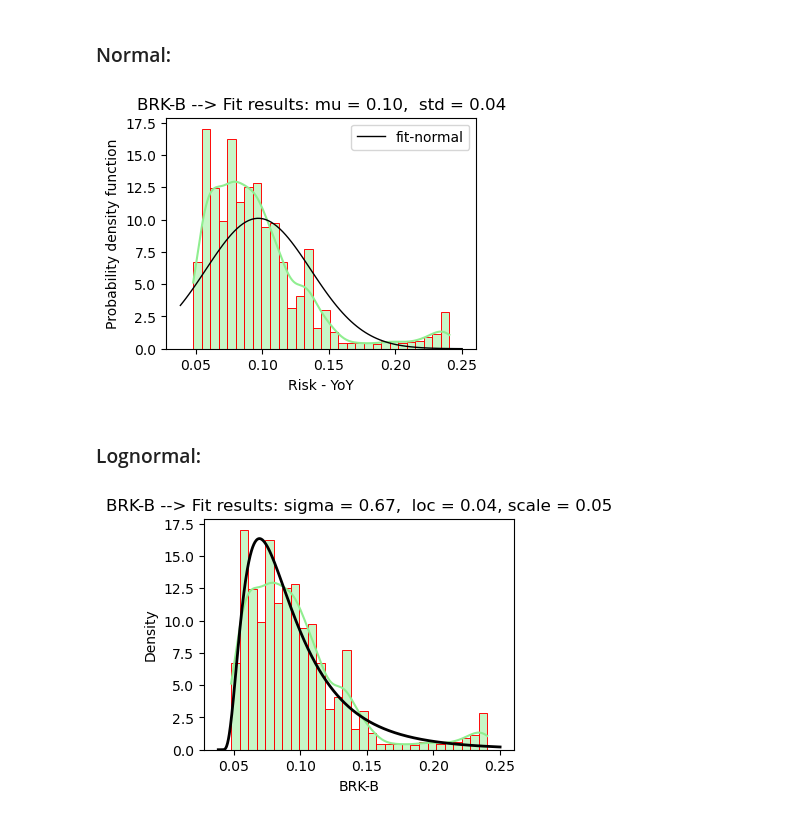
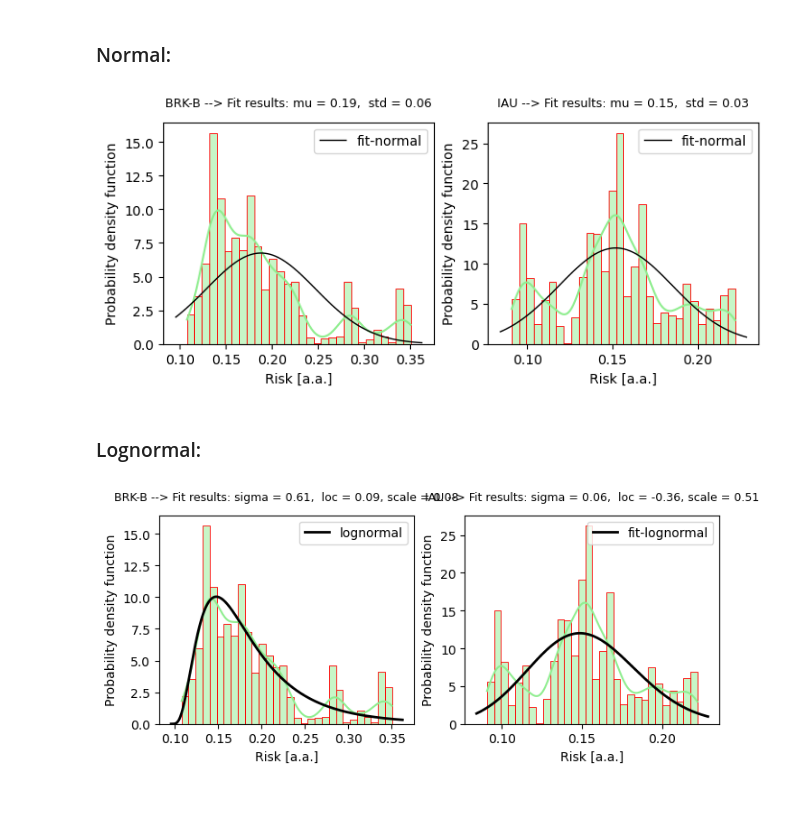
Before and after one commit to UlissesMorais/N-assets-allocation-simulation-model, a Jupyter notebook: historical-returns.ipynb, the cells around one changed output. Saved outputs shown, nothing was run; the diff lists cells and outputs as text; code cells hidden in the pictures.

Commit message:
Fit risk distribution model

```diff
--- a/historical-returns.ipynb
+++ b/historical-returns.ipynb
@@ -10,6 +10,11 @@ import yfinance as yf
 print("Yfinance version: " , yf.__version__)
 # %% [output]
 Yfinance version:  0.2.37
+# %%
+# Set default parameters for plt.title()
+plt.rcParams['axes.titlepad'] = 12  # Set padding around the title
+plt.rcParams['axes.titleweight'] = 'normal'  # Set title font size
+plt.rcParams['axes.titlesize'] = 9  # Set title font size
 # %% [markdown]
 ## Fetch cotation data
 # %%
@@ -189,11 +192,13 @@ plt.show()
 # %%
 # find the
-risks_yoy = (returns_yoy
+risks_yoy = (df_close
              .copy()
+             .pct_change(periods=1)
+             .dropna()
              .rolling(window=252)
              .var()
              .dropna()
-             .apply(lambda x: np.sqrt(x))
+             .apply(lambda x: np.sqrt(252 * x))
 )
 
 display(risks_yoy.describe())
@@ -227,44 +232,78 @@ risks_yoy
 # %% [markdown]
 ### Normal:
 # %%
+# Plot the histogram of the returns_yoy along with the fitted Gaussian distribution
+plt.figure(figsize=(8, 3))
+
+plt.subplot(1, 2, 1)
 # Fit a Gaussian distribution to the returns_yoy
-data = risks_yoy[tickers[0]]
-mu, std = norm.fit(data)
-
-# Plot the histogram of the returns_yoy along with the fitted Gaussian distribution
-plt.figure(figsize=(4, 3))
-sns.histplot(data= data, bins=30, stat="density", kde=True, color='lightgreen', edgecolor='red')
+mu, std = norm.fit(risks_yoy[tickers[0]])
+sns.histplot(data= risks_yoy[tickers[0]], bins=30, stat="density", kde=True, color='lightgreen', edgecolor='red')
 
 xmin, xmax = plt.xlim()
 x = np.linspace(xmin, xmax, 100)
 p = norm.pdf(x, mu, std)
 
 plt.plot(x, p, 'k', label="fit-normal", linewidth=1)
 plt.title(f"{tickers[0]} --> Fit results: mu = %.2f,  std = %.2f" % (mu, std))
 plt.ylabel("Probability density function")
-plt.xlabel("Risk - YoY")
+plt.xlabel("Risk [a.a.]")
 plt.legend()
+
+plt.subplot(1, 2, 2)
+# Fit a Gaussian distribution to the returns_yoy
+mu, std = norm.fit(risks_yoy[tickers[1]])
+sns.histplot(data= risks_yoy[tickers[1]], bins=30, stat="density", kde=True, color='lightgreen', edgecolor='red')
+
+xmin, xmax = plt.xlim()
+x = np.linspace(xmin, xmax, 100)
+p = norm.pdf(x, mu, std)
+
+plt.plot(x, p, 'k', label="fit-normal", linewidth=1)
+plt.title(f"{tickers[1]} --> Fit results: mu = %.2f,  std = %.2f" % (mu, std))
+plt.ylabel("Probability density function")
+plt.xlabel("Risk [a.a.]")
+plt.legend()
+
 plt.show()
 # %% [output]
-[figure, old version]
+[figure, new version]
 # %% [markdown]
 ### Lognormal:
 # %%
+# Plot the histogram of the returns_yoy along with the fitted Gaussian distribution
+plt.figure(figsize=(8, 3))
+
+plt.subplot(1, 2, 1)
 # Fit a Lognormal distribution to the returns_yoy (actually, the pricing ratio Pn+12/Pn)
-data = risks_yoy[tickers[0]]
-sigma, loc, scale = lognorm.fit(data)
+sigma, loc, scale = lognorm.fit(risks_yoy[tickers[0]])
 
-# Plot the histogram of the returns_yoy along with the fitted Gaussian distribution
-plt.figure(figsize=(4, 3))
-sns.histplot(data= data, bins=30, stat="density", kde=True, color='lightgreen', edgecolor='red')
-
+sns.histplot(data= risks_yoy[tickers[0]], bins=30, stat="density", kde=True, color='lightgreen', edgecolor='red')
 xmin, xmax = plt.xlim()
 x = np.linspace(xmin, xmax, 1000)
 pdf = lognorm.pdf(x, sigma, loc= loc, scale= scale)
 
-plt.plot(x, pdf, 'k', linewidth=2)
+plt.plot(x, pdf, 'k', label="lognormal", linewidth=2)
 plt.title(f"{tickers[0]} --> Fit results: sigma = %.2f,  loc = %.2f, scale = %.2f" % (sigma, loc, scale))
-# plt.xscale('log')  # Since the x-axis is in log scale
+plt.ylabel("Probability density function")
+plt.xlabel("Risk [a.a.]")
+plt.legend()
+
+plt.subplot(1, 2, 2)
+# Fit a Lognormal distribution to the returns_yoy (actually, the pricing ratio Pn+12/Pn)
+sigma, loc, scale = lognorm.fit(risks_yoy[tickers[1]])
+
+sns.histplot(data= risks_yoy[tickers[1]], bins=30, stat="density", kde=True, color='lightgreen', edgecolor='red')
+xmin, xmax = plt.xlim()
+x = np.linspace(xmin, xmax, 1000)
+pdf = lognorm.pdf(x, sigma, loc= loc, scale= scale)
+
+plt.plot(x, pdf, 'k', label="fit-lognormal", linewidth=2)
+plt.title(f"{tickers[1]} --> Fit results: sigma = %.2f,  loc = %.2f, scale = %.2f" % (sigma, loc, scale))
+plt.ylabel("Probability density function")
+plt.xlabel("Risk [a.a.]")
+plt.legend()
+
 plt.show()
 # %% [output]
-[figure, old version]
+[figure, new version]
```
Also changed, not shown: parts of 6 cells of this notebook.
